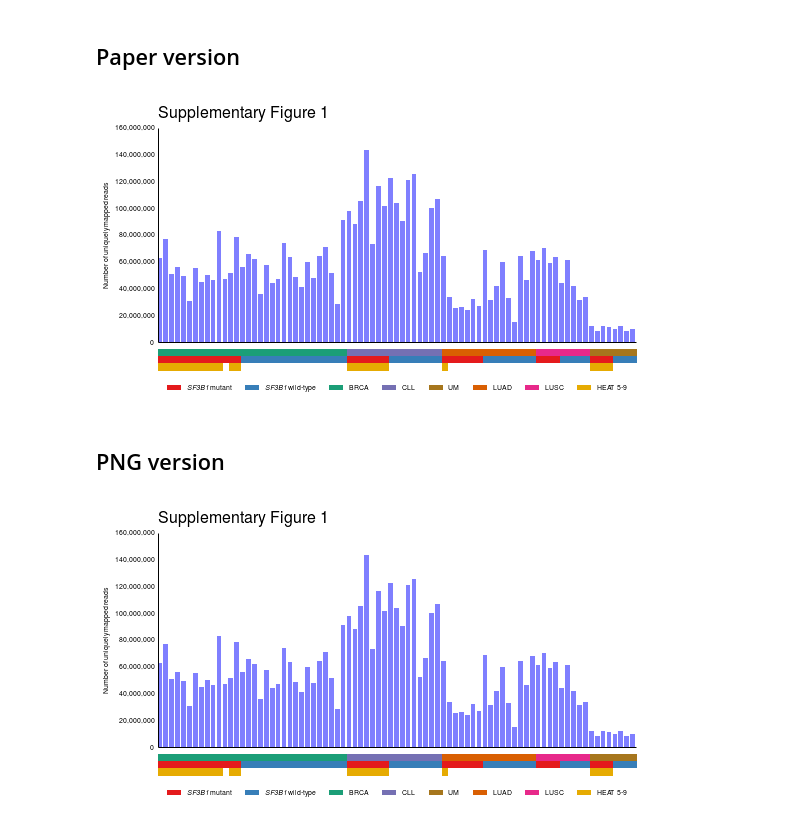
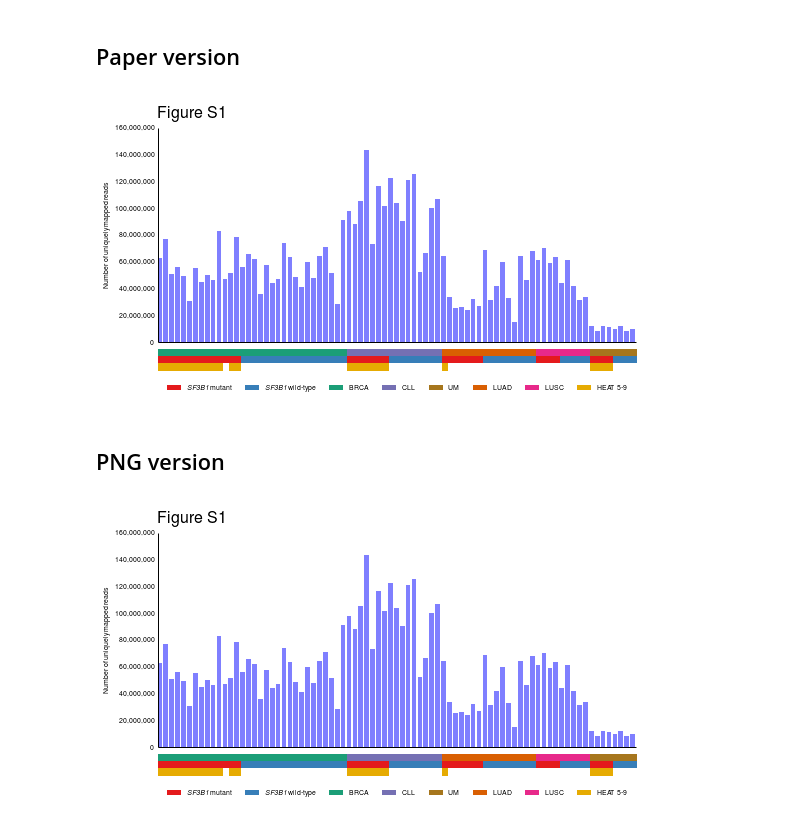
Before and after one commit to cdeboever3/deboever-sf3b1-2015, a Jupyter notebook: notebooks/sfigure01.ipynb, the cells around one changed output. Cells and saved outputs as stored; diff of their text form; code cells hidden in the pictures.

```diff
--- a/notebooks/sfigure01.ipynb
+++ b/notebooks/sfigure01.ipynb
@@ -105,7 +105,7 @@ gs = gridspec.GridSpec(4, 1,
 
 ax = fig.add_subplot(gs[0, 0])
 ds.clean_axis(ax)
-ax.text(0, 0, 'Supplementary Figure 1',
+ax.text(0, 0, 'Figure S1',
         size=16, va='bottom')
 
 # bar plot
@@ -128,34 +128,34 @@ barAX.spines['top'].set_visible(False)
 # color bar below x-axis
 colorbarAX = fig.add_subplot(gs[2,0])
 colorbarAX.imshow(meta_color, interpolation='nearest',
                   origin='lower', aspect='auto')
 ds.clean_axis(colorbarAX)
 
 # legend
 legendAX = fig.add_subplot(gs[3,0])
 rectL = []
 labelL = []
 for c in ['condition', 'disease_abbr']:
     d = dict(zip(meta[c], meta_color.ix[c].values))
     for key in d.keys():
         if key != 'NA':
             labelL.append(key.replace('MUT','\\textit{SF3B1} mutant').replace('WT','\\textit{SF3B1} wild-type'))
             r = Rectangle((0, 0), 0, 0, fc=d[key])
             rectL.append(r)
 labelL.append('HEAT 5-9')
 r = Rectangle((0, 0), 0, 0,
               fc=meta_color.ix['HEAT 5-9', meta[meta['HEAT 5-9']].index[0]].values)
 rectL.append(r)
 lgd = legendAX.legend(rectL,labelL,loc='center',frameon=False,prop={'size':7},ncol=8)
 for p in lgd.get_patches():
     p.set_linewidth(0)
 ds.clean_axis(legendAX)
 
 gs.tight_layout(fig,pad=0.5)
 fig.savefig(os.path.join(outdir, 'sfigure01.pdf'),
             transparent=True)
 # %% [output]
-[figure, old version]
+[figure, new version]
 # %% [markdown]
 ## PNG version
 # %%
@@ -167,7 +167,7 @@ gs = gridspec.GridSpec(4, 1,
 
 ax = fig.add_subplot(gs[0, 0])
 ds.clean_axis(ax)
-ax.text(0, 0, 'Supplementary Figure 1',
+ax.text(0, 0, 'Figure S1',
         size=16, va='bottom')
 
 # bar plot
@@ -217,4 +217,4 @@ gs.tight_layout(fig,pad=0.5)
 fig.savefig(os.path.join(outdir, 'sfigure01.png'),
             dpi=300)
 # %% [output]
-[figure, old version]
+[figure, new version]
```
Also changed, not shown: parts of 1 cell of this notebook, 4 other files.
